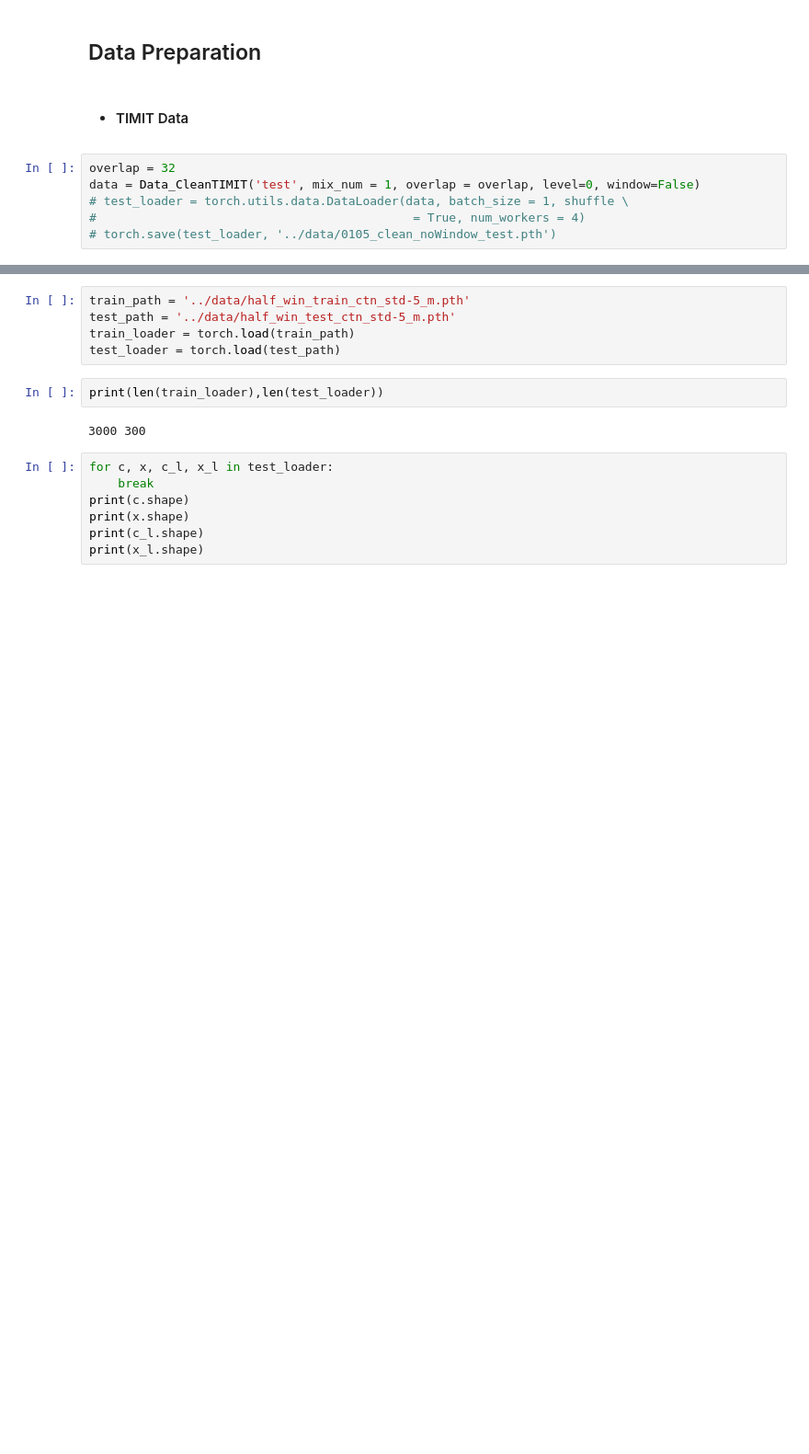
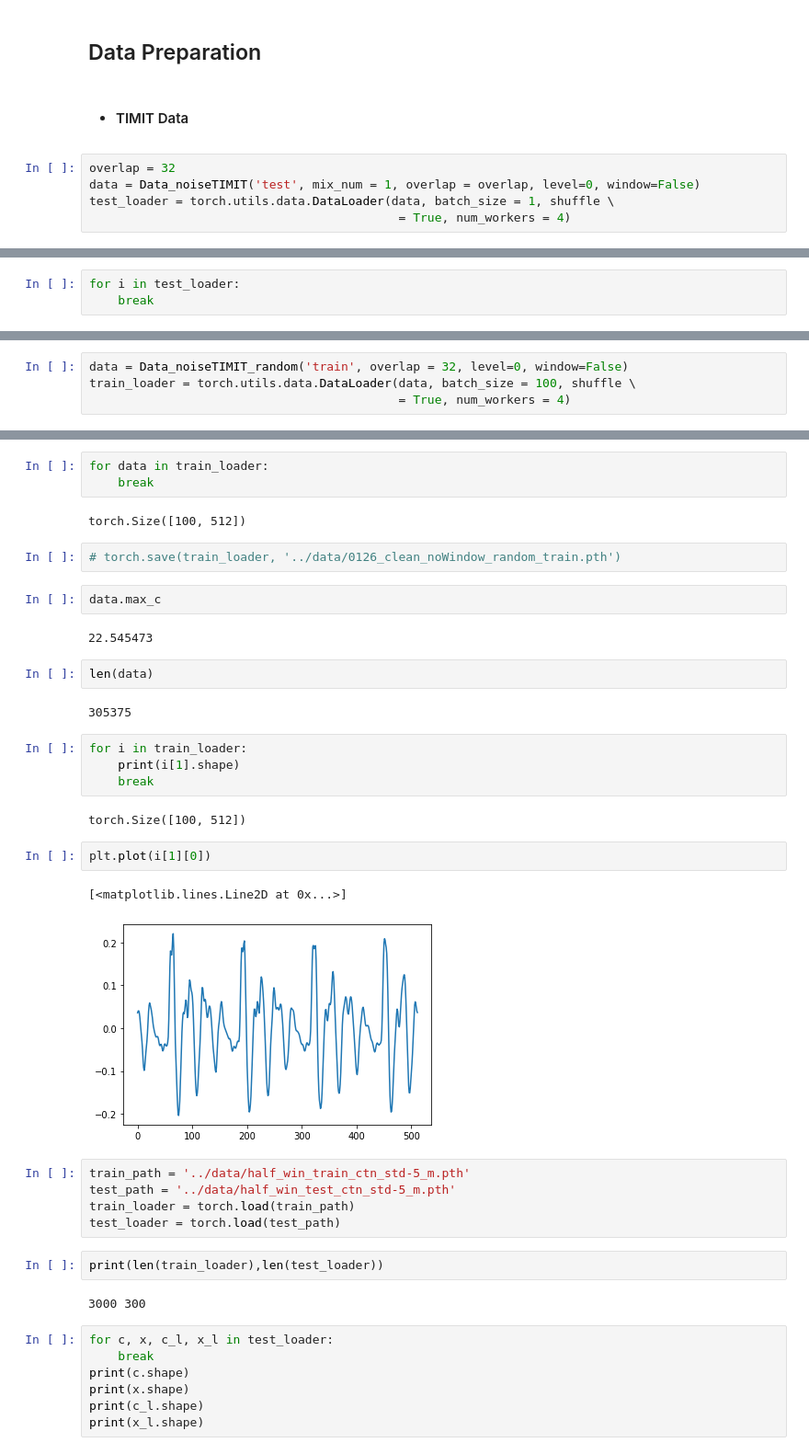
Before and after one commit to haiciyang/SANAC, a Jupyter notebook: src/Training_half_coding_as_paper-Copy9.ipynb, the cells around one changed output, grey strips where cells are left out. Shown at 92% size. Saved outputs shown, nothing was run; the diff lists cells and outputs as text; blank space fills up the shorter version.

```diff
--- a/src/Training_half_coding_as_paper-Copy9.ipynb
+++ b/src/Training_half_coding_as_paper-Copy9.ipynb
@@ -40,8 +43,7 @@ from Prop_nonSR import Prop_Model
 - #### TIMIT Data
 # %%
 overlap = 32
-data = Data_CleanTIMIT('test', mix_num = 1, overlap = overlap, level=0, window=False)
-# test_loader = torch.utils.data.DataLoader(data, batch_size = 1, shuffle \
-#                                            = True, num_workers = 4)
-# torch.save(test_loader, '../data/0105_clean_noWindow_test.pth')
+data = Data_noiseTIMIT('test', mix_num = 1, overlap = overlap, level=0, window=False)
+test_loader = torch.utils.data.DataLoader(data, batch_size = 1, shuffle \
+                                           = True, num_workers = 4)
 # %% [output]
@@ -49,0 +54,3 @@ Data size: 500
+# %%
+for i in test_loader:
+    break
@@ -61,0 +72,4 @@ Data size: 3000
+# %%
+data = Data_noiseTIMIT_random('train', overlap = 32, level=0, window=False)
+train_loader = torch.utils.data.DataLoader(data, batch_size = 100, shuffle \
+                                           = True, num_workers = 4)
@@ -62,3 +83,29 @@ Data size: 3000
+# %%
+for data in train_loader:
+    break
+# %% [output]
+torch.Size([100, 512])
+# %%
+# torch.save(train_loader, '../data/0126_clean_noWindow_random_train.pth')
+# %%
+data.max_c
+# %% [output]
+22.545473
+# %%
+len(data)
+# %% [output]
+305375
+# %%
+for i in train_loader:
+    print(i[1].shape)
+    break
+# %% [output]
+torch.Size([100, 512])
+# %%
+plt.plot(i[1][0])
+# %% [output]
+[<matplotlib.lines.Line2D at 0x...>]
+[figure, added]
 # %%
 train_path = '../data/half_win_train_ctn_std-5_m.pth'
 test_path = '../data/half_win_test_ctn_std-5_m.pth'
```
Also changed, not shown: parts of 9 cells of this notebook, 33 other files.
